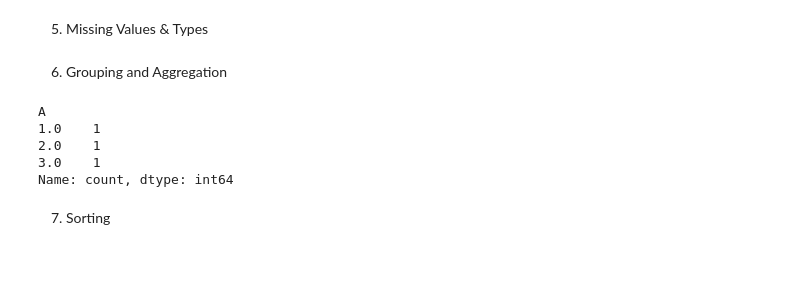
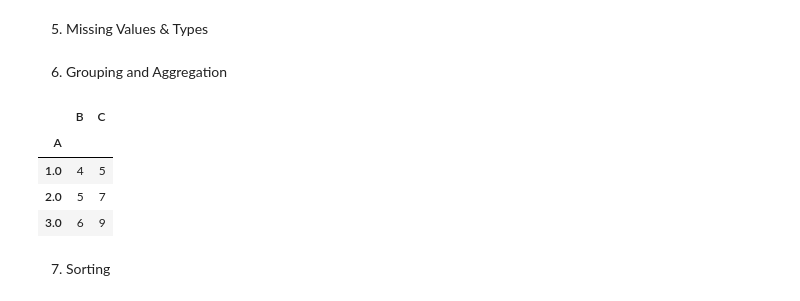
Before and after one commit to Infosys-intern-program-nov25-batch/ai_vision_extract, a Jupyter notebook: milestone_1/week_1/Day_3/pandas_and_numpy.ipynb, the cells around one changed output. Drawn from its saved outputs; the diff is of its cells as text; code cells hidden in the pictures; blank space fills up the shorter version.

```diff
--- a/milestone_1/week_1/Day_3/pandas_and_numpy.ipynb
+++ b/milestone_1/week_1/Day_3/pandas_and_numpy.ipynb
@@ -140,12 +163,13 @@ df['A'] = df['A'].astype(float) # Change column type
 # %%
 grouped = df.groupby('A').sum()   # Sum columns, grouped by values in A
 df['A'].value_counts()            # Count unique values in A
+grouped
 # %% [output]
-A
-1.0    1
-2.0    1
-3.0    1
-Name: count, dtype: int64
+|  | B | C |
+| A |  |  |
+| 1.0 | 4 | 5 |
+| 2.0 | 5 | 7 |
+| 3.0 | 6 | 9 |
 # %% [markdown]
 7. Sorting
 # %%
```
Also changed, not shown: parts of 15 cells of this notebook, 2 other files.
